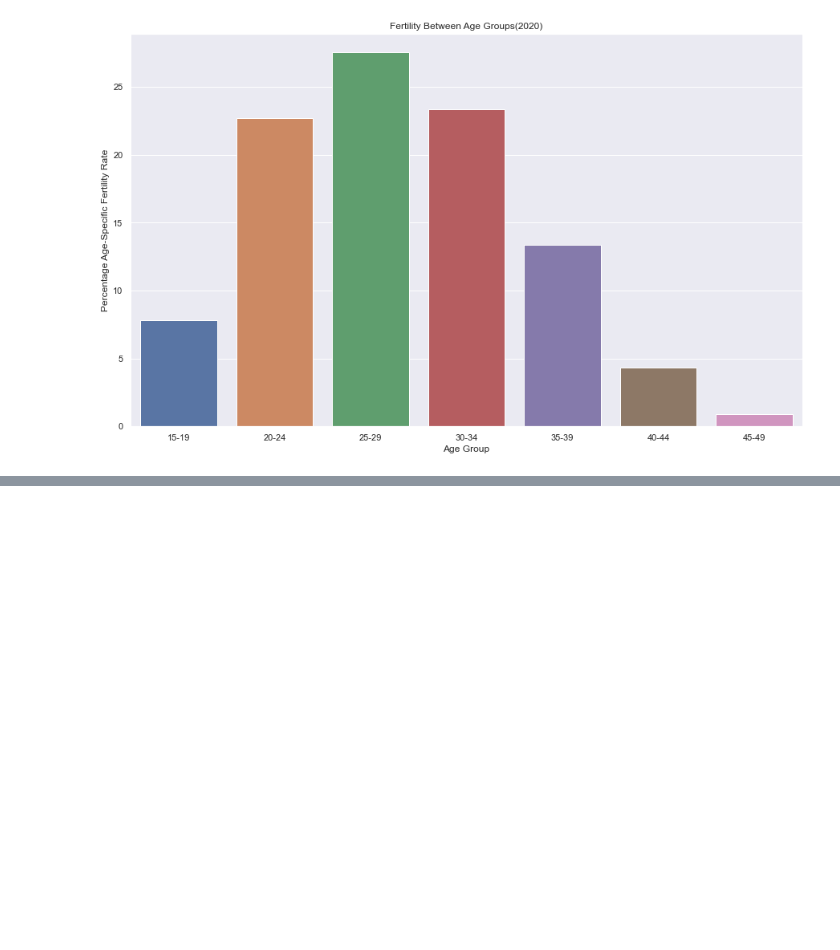
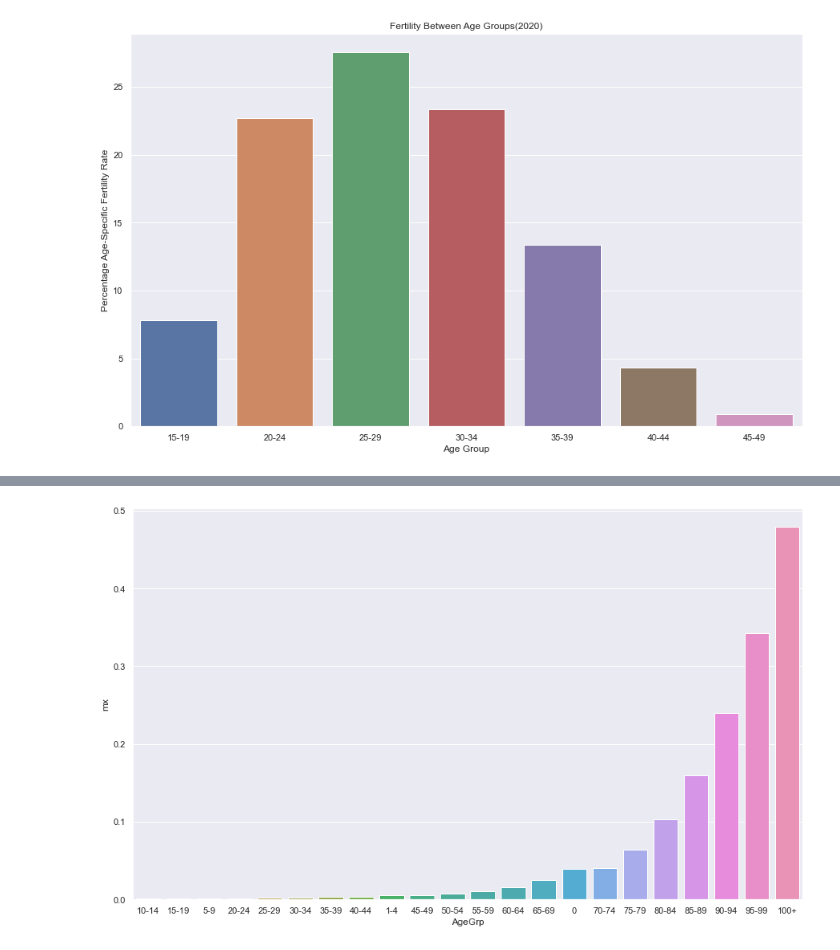
Before and after one commit to billbai0102/Callysto-Hackathon-2020, a Jupyter notebook: submission.ipynb, the cells around one changed output, grey strips where cells are left out. Drawn from its saved outputs; the diff is of its cells as text; code cells hidden in the pictures; blank space fills up the shorter version.

```diff
--- a/submission.ipynb
+++ b/submission.ipynb
@@ -87,0 +117,4 @@ Most fertile countries: ['Tajikistan', 'Mali', 'United Republic of Tanzania', 'Z
+# %%
+life_table_df.set_index('Location', inplace=True)
+life_table_df.drop(fake_countries)
+life_table_df
@@ -87,0 +136,7 @@ Most fertile countries: ['Tajikistan', 'Mali', 'United Republic of Tanzania', 'Z
+# %%
+# mx_ag_df = life_table_df.groupby(['AgeGrp'])['mx'].mean().reset_index().sort_values(by='mx').reset_index()
+# ax = sns.barplot('AgeGrp', 'mx', data=mx_ag_df)
+
+mx_df = life_table_df.groupby(['Location', 'AgeGrp'])['mx'].mean().reset_index().sort_values(by='mx', ascending=True).reset_index()
+# %% [output]
+[figure, added]
```
Also changed, not shown: parts of 6 cells of this notebook.
